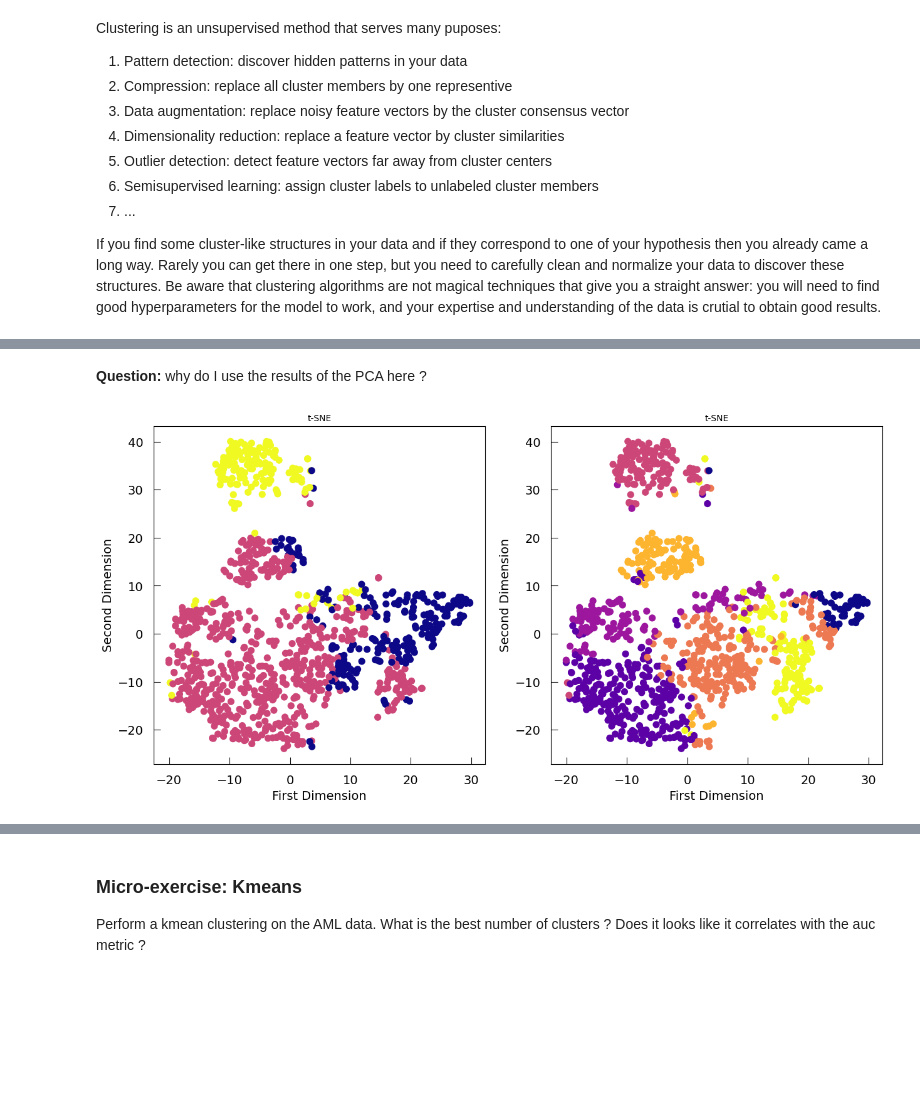
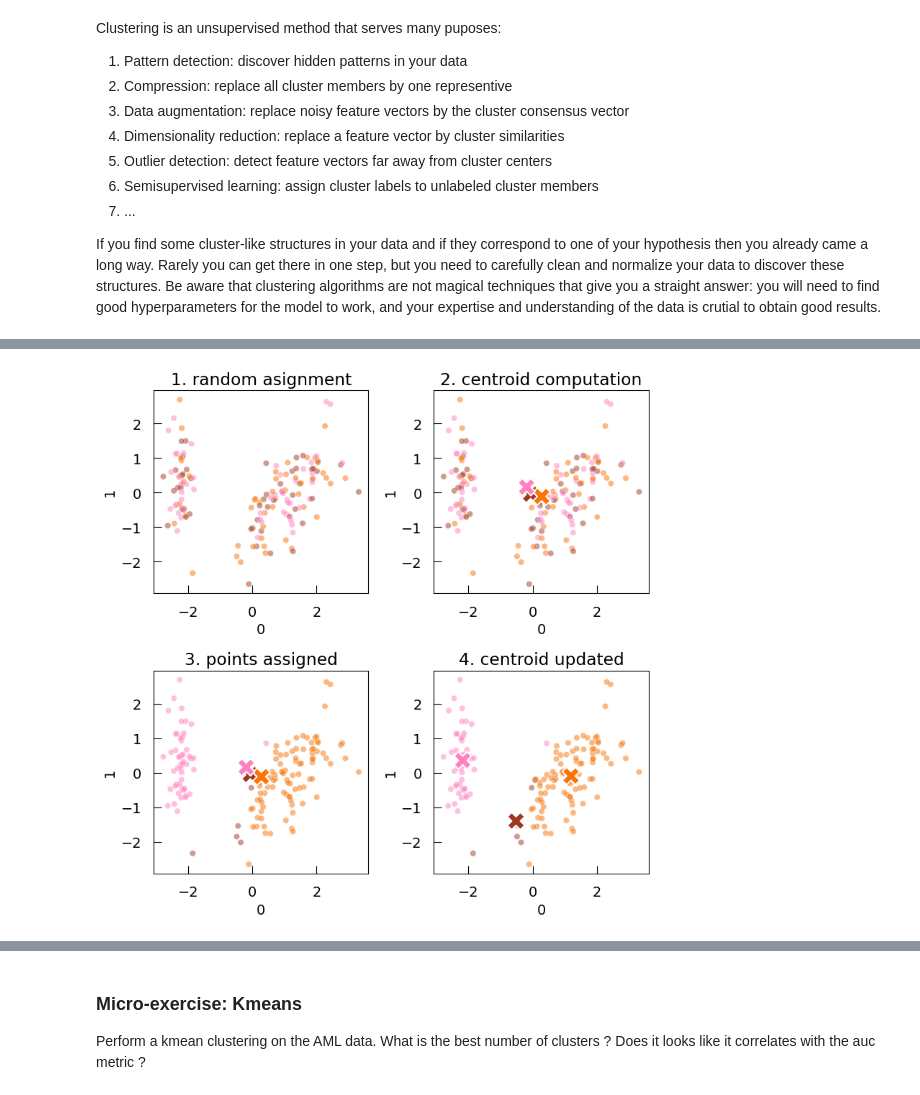
Before and after one commit to sib-swiss/intro-machine-learning-training, a Jupyter notebook: python_notebooks/Chapter_2_unsupervised_learning.ipynb, the cells around one changed output, grey strips where cells are left out. Cells and saved outputs as stored; diff of their text form; code cells hidden in the pictures; blank space fills up the shorter version.

```diff
--- a/python_notebooks/Chapter_2_unsupervised_learning.ipynb
+++ b/python_notebooks/Chapter_2_unsupervised_learning.ipynb
@@ -145,26 +174,51 @@ array([6, 1, 4, ..., 3, 4, 3], dtype=int32)
-# %% [markdown]
-**Question:** why do I use the results of the PCA here ?
-# %%
-# now we want to represent the results of this clustering
-from sklearn.manifold import TSNE
-
-tsne=TSNE(n_components=2,perplexity=50, init='pca', learning_rate='auto').fit(x_pca)
-X_im_embedded = tsne.embedding_
-
-plt.subplots(figsize=(15,7))
-
-plt.subplot(1,2,1)
-plt.scatter(X_im_embedded[:,0],X_im_embedded[:,1],c=kmeans_3.labels_,s=50,cmap='plasma')
-plt.xlabel('First Dimension')
-plt.ylabel('Second Dimension')
-plt.title('t-SNE',fontsize=10)
-
-plt.subplot(1,2,2)
-plt.scatter(X_im_embedded[:,0],X_im_embedded[:,1],c=kmeans_7.labels_,s=50,cmap='plasma')
-plt.xlabel('First Dimension')
-plt.ylabel('Second Dimension')
-plt.title('t-SNE',fontsize=10)
-
-plt.show()
-# %% [output]
-[figure, removed]
+# %%
+from scipy.spatial.distance import cdist
+# the following code is inpired from https://mlcourse.ai/book/topic07/topic7_pca_clustering.html
+
+def Kmean_plot( X , clusters , centroids=None , ax = None):
+    palette = ['xkcd:brick','xkcd:orange','xkcd:pink','xkcd:silver','xkcd:mustard','xkcd:black'][:len( set(clusters) )]
+    sns.scatterplot(x=X.iloc[:,0],y=X.iloc[:,1],
+                    hue = clusters , palette = palette,alpha = 0.5 , ax=ax , legend=False)
+    if not centroids is None:
+        sns.scatterplot(x=centroids[:,0],
+                y=centroids[:,1],
+                hue = np.arange(centroids.shape[0]), palette = palette , s = 300 , marker = 'X' , legend = False , ax=ax)
+# %%
+df_iris_pca = pd.DataFrame( X_iris_pca )
+
+K = 3
+n = X_iris_pca.shape[0]
+
+fig,ax = plt.subplots( 2,2 , figsize = (8,8) )
+
+
+
+## 1. initialization : randomly assign clusters
+cluster_assignment = np.random.choice(K , n)
+
+Kmean_plot( df_iris_pca , cluster_assignment , centroids=None , ax = ax[0,0])
+ax[0,0].set_title( "1. random asignment" )
+
+## 2. compute the centroids of each created cluster
+df_centroids = np.array( df_iris_pca.groupby(cluster_assignment).mean() )
+
+Kmean_plot( df_iris_pca , cluster_assignment , centroids=df_centroids , ax = ax[0,1])
+ax[0,1].set_title( "2. centroid computation" )
+
+## 3. re-assign each point according ot the closest centroid
+distances = cdist(df_iris_pca , df_centroids)
+cluster_assignment = distances.argmin( axis = 1 )
+
+Kmean_plot( df_iris_pca , cluster_assignment , centroids=df_centroids , ax = ax[1,0])
+ax[1,0].set_title( "3. points assigned" )
+
+
+## 4. re-compute the centroids of each created cluster
+df_centroids = np.array( df_iris_pca.groupby(cluster_assignment).mean() )
+
+Kmean_plot( df_iris_pca , cluster_assignment , centroids=df_centroids , ax = ax[1,1])
+ax[1,1].set_title( "4. centroid updated" )
+
+plt.tight_layout()
+# %% [output]
+[figure, added]
```
Also changed, not shown: parts of 96 cells of this notebook, 4 other files.
